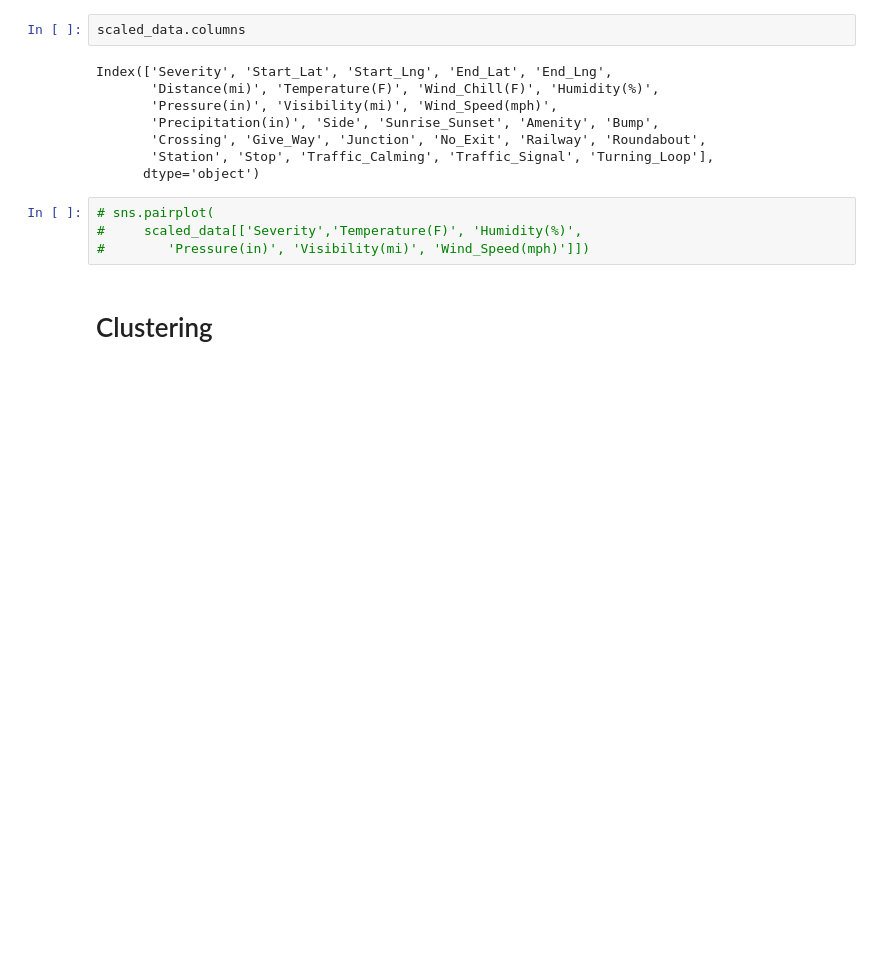
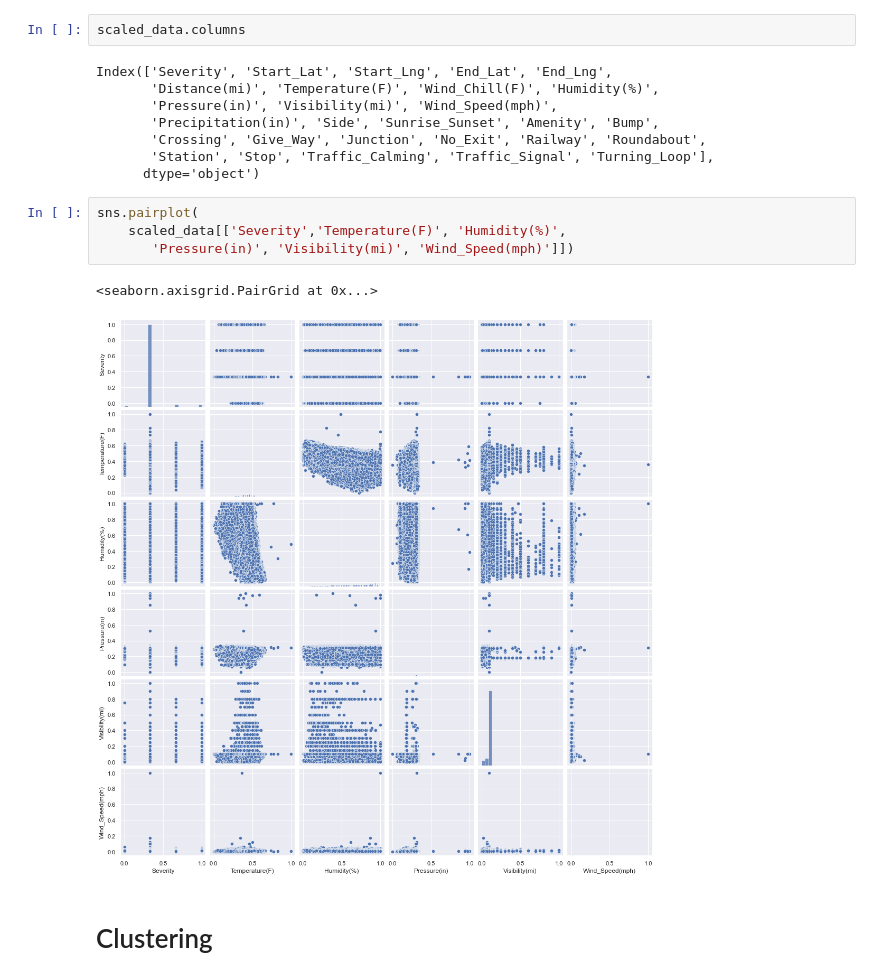
Before and after one commit to aboublini/Data-Analytics-US-Accidents, a Jupyter notebook: Ergasia_analytikis.ipynb, the cells around one changed output. Cells and saved outputs as stored; diff of their text form; blank space fills up the shorter version.

```diff
--- a/Ergasia_analytikis.ipynb
+++ b/Ergasia_analytikis.ipynb
@@ -372,9 +363,12 @@ Index(['Severity', 'Start_Lat', 'Start_Lng', 'End_Lat', 'End_Lng',
        'Station', 'Stop', 'Traffic_Calming', 'Traffic_Signal', 'Turning_Loop'],
       dtype='object')
 # %%
-# sns.pairplot(
-#     scaled_data[['Severity','Temperature(F)', 'Humidity(%)',
-#        'Pressure(in)', 'Visibility(mi)', 'Wind_Speed(mph)']])
+sns.pairplot(
+    scaled_data[['Severity','Temperature(F)', 'Humidity(%)',
+       'Pressure(in)', 'Visibility(mi)', 'Wind_Speed(mph)']])
+# %% [output]
+<seaborn.axisgrid.PairGrid at 0x...>
+[figure, added]
 # %% [markdown]
 # Clustering
 # %% [markdown]
```
Also changed, not shown: parts of 58 cells of this notebook.
